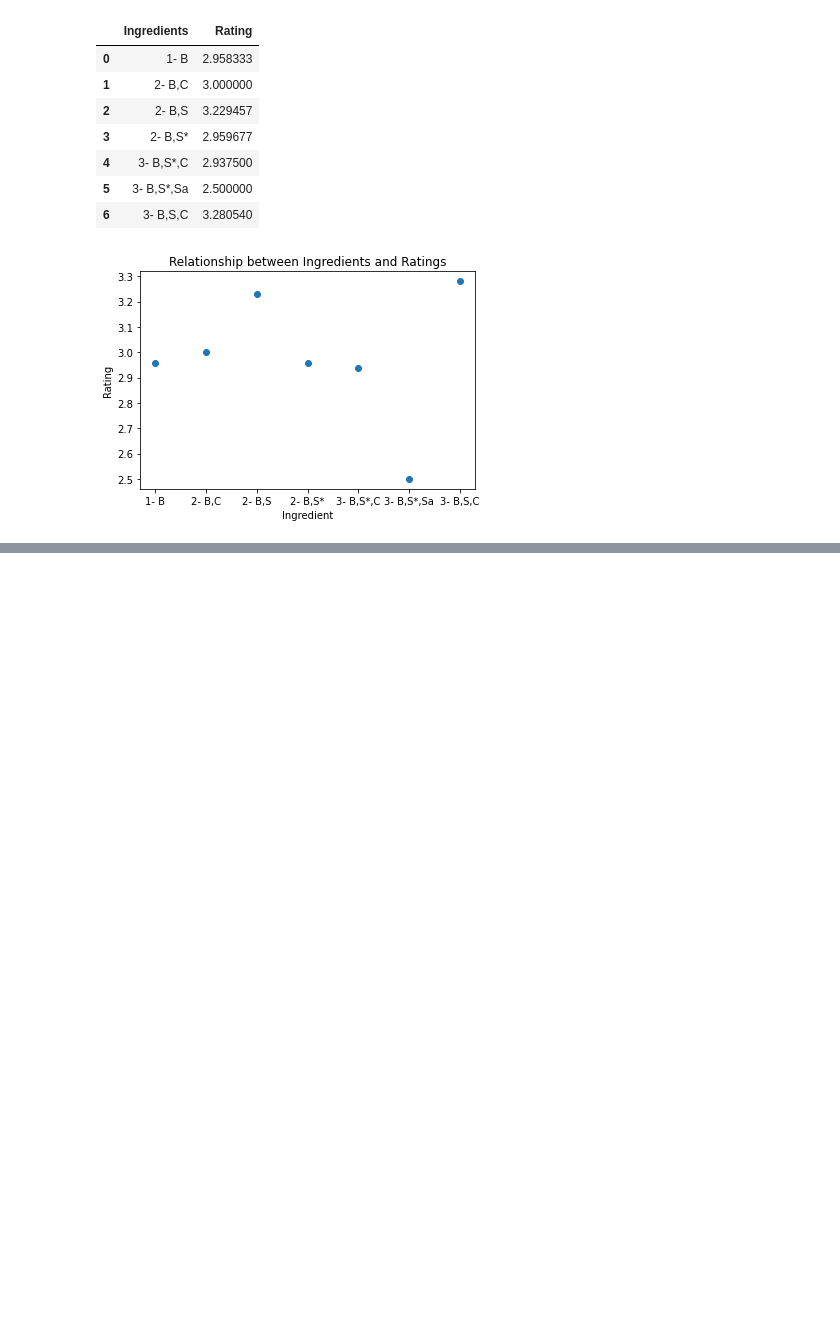
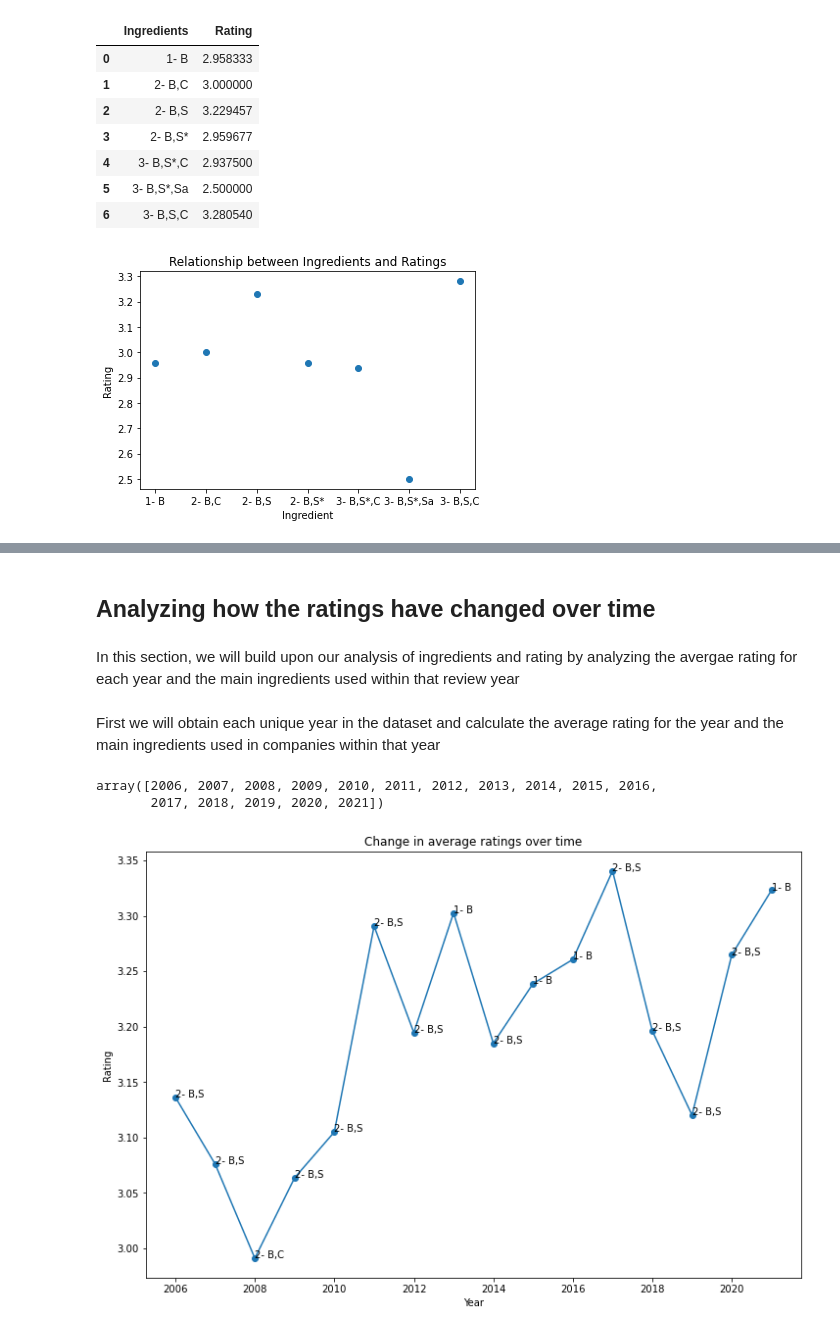
Before and after one commit to UCB-stat-159-s22/hw07-Group22, a Jupyter notebook: Figure.ipynb, the cells around one changed output, grey strips where cells are left out. Saved outputs shown, nothing was run; the diff lists cells and outputs as text; code cells hidden in the pictures; blank space fills up the shorter version.

Commit message:
add narrative file and remove narrative comments from the figure.ipynb file

```diff
--- a/Figure.ipynb
+++ b/Figure.ipynb
@@ -163,0 +184,37 @@ From the above analysis of both the company locations and ingredients, the top t
+# %% [markdown]
+## Analyzing how the ratings have changed over time
+# %% [markdown]
+In this section, we will build upon our analysis of ingredients and rating by analyzing the avergae rating for each year and the main ingredients used within that review year
+# %% [markdown]
+First we will obtain each unique year in the dataset and calculate the average rating for the year and the main ingredients used in companies within that year
+# %%
+years = np.sort(chocolate['Review Date'].unique())
+years
+# %% [output]
+array([2006, 2007, 2008, 2009, 2010, 2011, 2012, 2013, 2014, 2015, 2016,
+       2017, 2018, 2019, 2020, 2021])
+# %%
+ratings = []
+ingredients = []
+for year in years:
+    #obtaining the average rating for each year
+    subset = chocolate[chocolate['Review Date'] == year]
+    avg_rating = np.mean(subset['Rating'])
+    ratings.append(avg_rating)
+
+    #obtaining ingredients used the most for each year
+    main_ingre = subset.groupby('Ingredients').count().reset_index()
+    main_sorted = main_ingre.sort_values(by ='Review Date')['Ingredients'][0]
+    ingredients.append(main_sorted)
+# %%
+plt.figure(figsize = (12,8))
+plt.scatter(years, ratings)
+plt.plot(years, ratings)
+for i in range(len(years)):
+    plt.text(x = years[i], y= ratings[i], s= ingredients[i]) #annotating each data point
+plt.title('Change in average ratings over time')
+plt.ylabel('Rating')
+plt.xlabel('Year')
+plt.savefig('figures/Ingredients_MeanRatings_Year.jpg', dpi = 80)
+# %% [output]
+[figure, added]
```
Also changed, not shown: parts of 31 cells of this notebook, 1 other file.
